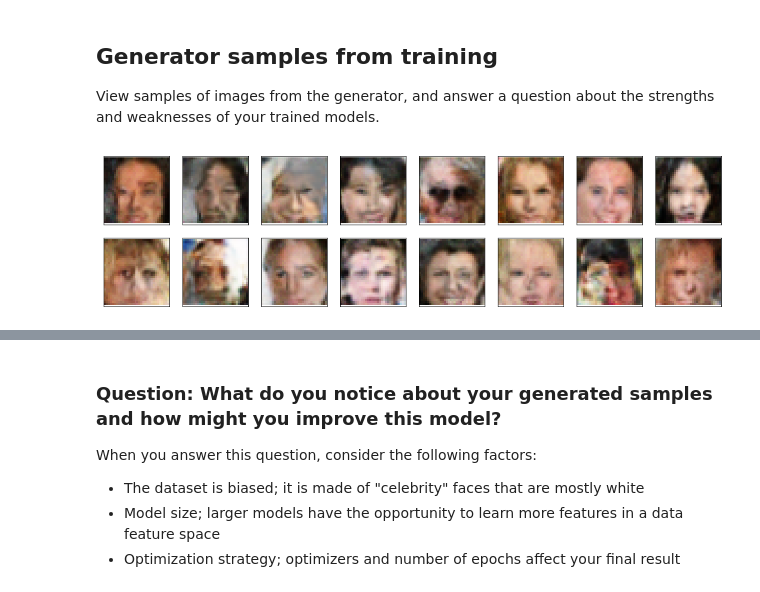
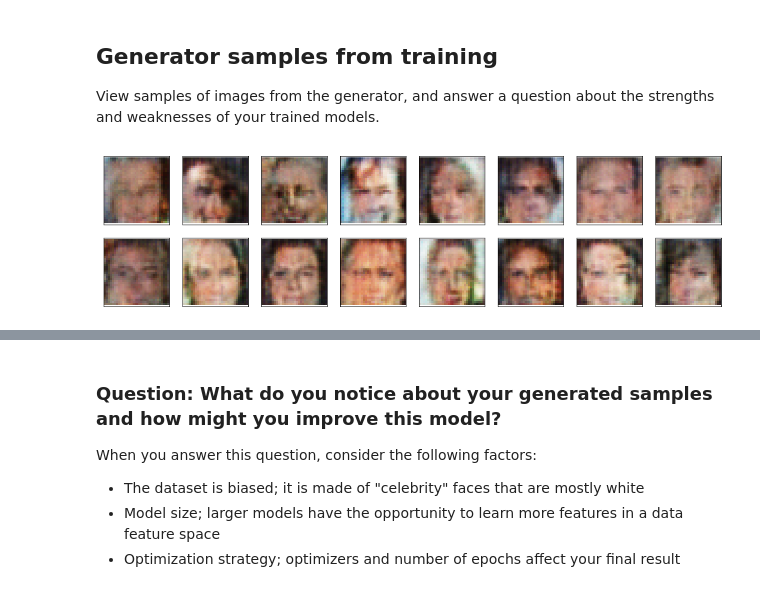
Before and after one commit to abdullah-alhashim/face_generation, a Jupyter notebook: dlnd_face_generation.ipynb, the cells around one changed output, grey strips where cells are left out. Cells and saved outputs as stored; diff of their text form; code cells hidden in the pictures.

```diff
--- a/dlnd_face_generation.ipynb
+++ b/dlnd_face_generation.ipynb
@@ -669,7 +691,8 @@ def view_samples(epoch, samples):
 # Load samples from generator, taken while training
 with open('train_samples.pkl', 'rb') as f:
     samples = pkl.load(f)
-# %%
-_ = view_samples(-1, samples)
-# %% [output]
-[figure, removed]
+# %%
+# first epoch sample generated faces
+_ = view_samples(0, samples)
+# %% [output]
+[figure, added]
```
Also changed, not shown: parts of 8 cells of this notebook, 1 other file.
